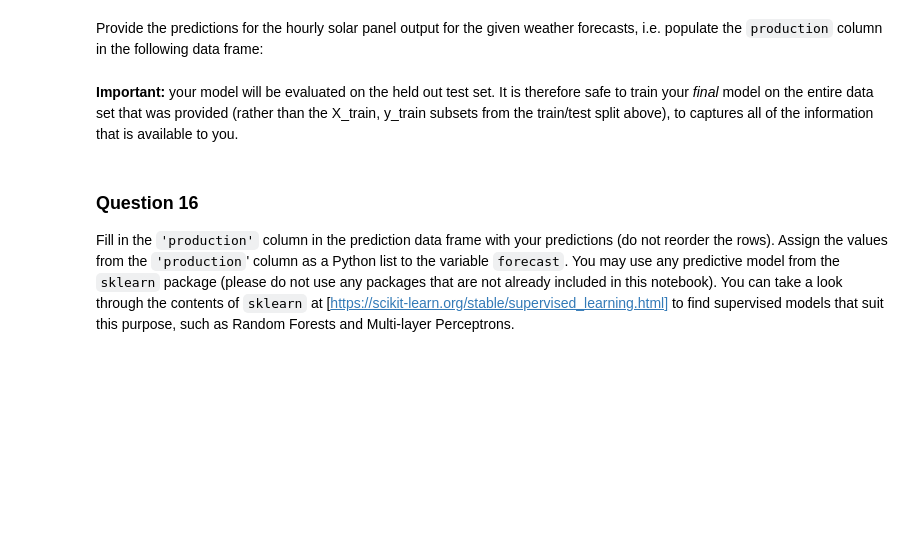
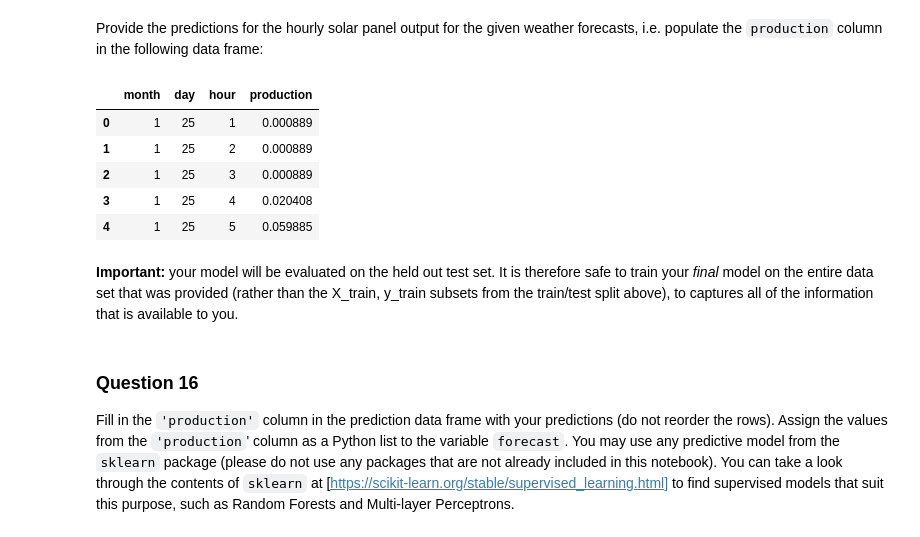
Before and after one commit to LeonVitanos/electricity-consumption-IoT-analysis, a Jupyter notebook: assignment.ipynb, the cells around one changed output. Drawn from its saved outputs; the diff is of its cells as text; code cells hidden in the pictures; blank space fills up the shorter version.

```diff
--- a/assignment.ipynb
+++ b/assignment.ipynb
@@ -797,14 +808,28 @@ Provide the predictions for the hourly solar panel output for the given weather
 # %%
 prediction = weather_test.copy()
 times = pd.to_datetime(prediction["time"])
 prediction['month'] = times.dt.month
 prediction['day'] = times.dt.dayofyear
 prediction['hour'] = times.dt.hour
 prediction = prediction.drop(prediction[prediction['hour'] == 0].index)
+#start prediction
+grouped = prediction.groupby([prediction['month'], prediction['day'], prediction['hour']], as_index=False).agg({"clouds": np.mean, "air pressure": np.mean, "visibility": np.min,
+                                                                                                   "temperature": np.max, "wind speed": np.mean})
+grouped.reset_index
+inp = grouped[["clouds", "temperature", "wind speed", "hour", "month", "air pressure", "visibility"]].values
+predicted_production = decision_tree.predict(inp)
+#end prediction
 prediction = prediction[['month', 'day', 'hour']]
 prediction = prediction.drop_duplicates().reset_index(drop=True)
-prediction['production'] = np.nan
+prediction['production'] = predicted_production
 prediction.head()
+# %% [output]
+|  | month | day | hour | production |
+| 0 | 1 | 25 | 1 | 0.000889 |
+| 1 | 1 | 25 | 2 | 0.000889 |
+| 2 | 1 | 25 | 3 | 0.000889 |
+| 3 | 1 | 25 | 4 | 0.020408 |
+| 4 | 1 | 25 | 5 | 0.059885 |
 # %% [markdown]
 **Important:** your model will be evaluated on the held out test set. It is therefore safe to train your *final* model on the entire data set that was provided (rather than the X_train, y_train subsets from the train/test split above), to captures all of the information that is available to you.
 # %% [markdown]
```
Also changed, not shown: parts of 7 cells of this notebook, 1 other file.
